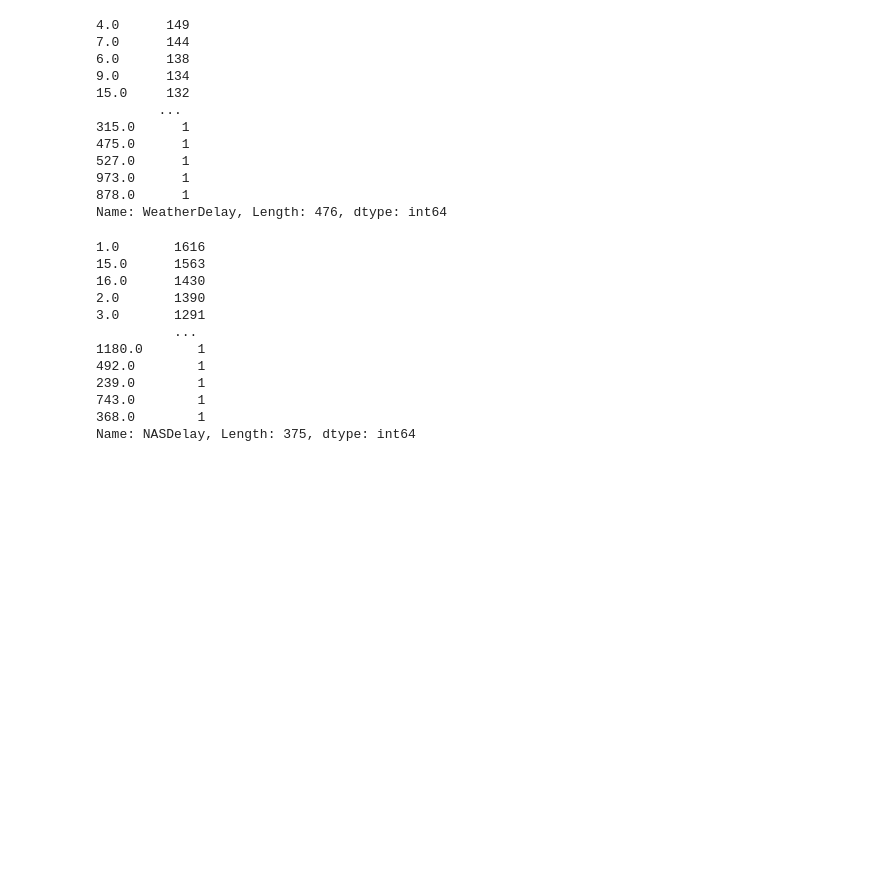
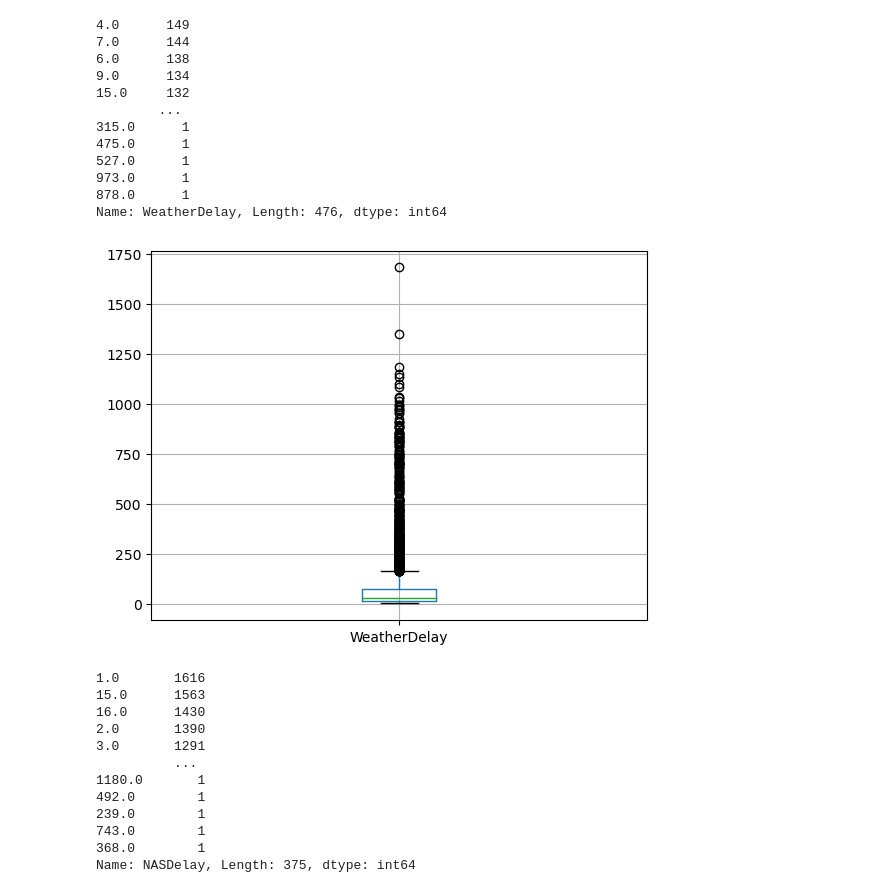
Before and after one commit to Noobify2012/CS6140-final-project, a Jupyter notebook: src/exploration/exploring.ipynb, the cells around one changed output. Drawn from its saved outputs; the diff is of its cells as text; code cells hidden in the pictures; blank space fills up the shorter version.

```diff
--- a/src/exploration/exploring.ipynb
+++ b/src/exploration/exploring.ipynb
@@ -189,6 +199,11 @@ sample_weath_delay['WeatherDelay'].value_counts()
 973.0      1
 878.0      1
 Name: WeatherDelay, Length: 476, dtype: int64
+# %%
+sample_weath_delay.boxplot(column='WeatherDelay')
+plt.show()
+# %% [output]
+[figure, added]
 # %%
 sample_nas_delay = sample.query('NASDelay != 0.0')
 sample_nas_delay['NASDelay'].value_counts()
```
Also changed, not shown: parts of 7 cells of this notebook.
